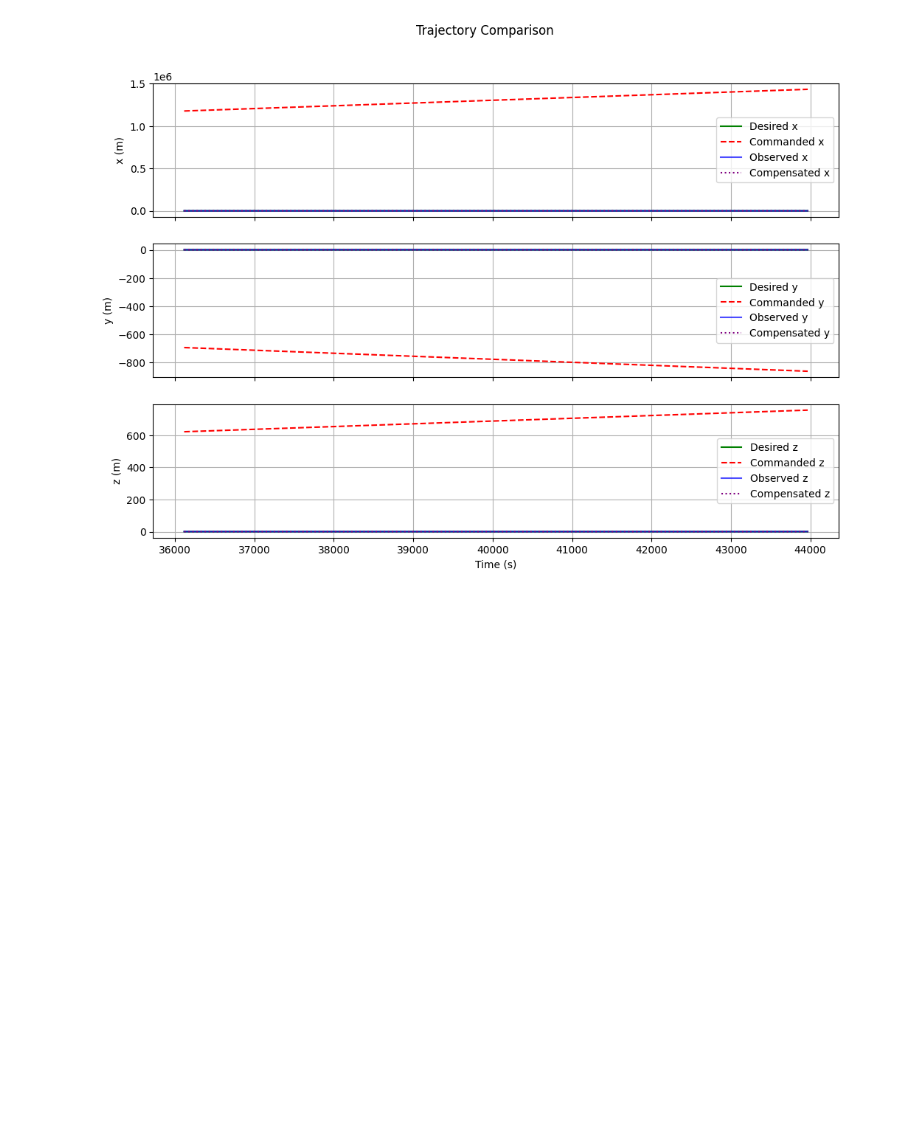
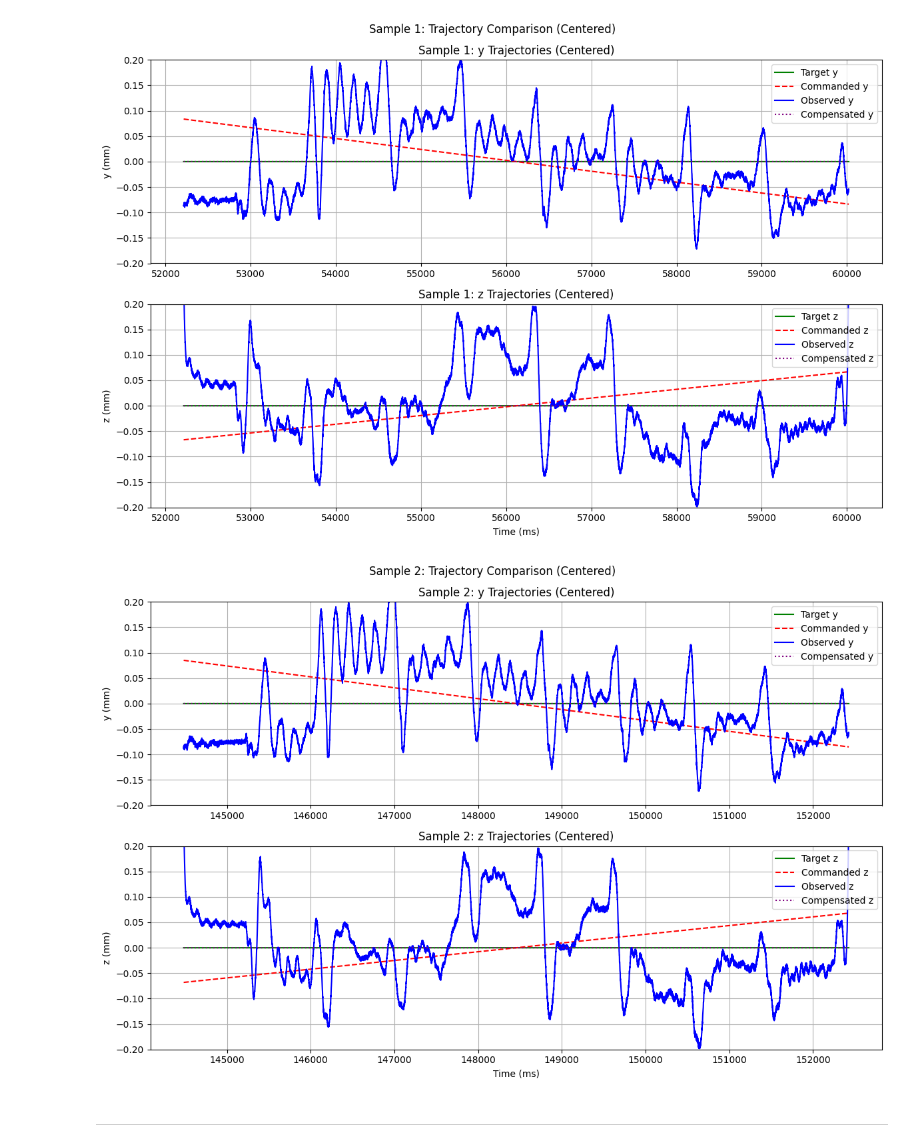
Before and after one commit to DBEKHEFR/DTS-MBE_iCoSys, a Jupyter notebook: GP_script.ipynb, the cells around one changed output. Saved outputs shown, nothing was run; the diff lists cells and outputs as text; code cells hidden in the pictures; blank space fills up the shorter version.

Commit message:
Update 16.10 multiple samples

```diff
--- a/GP_script.ipynb
+++ b/GP_script.ipynb
@@ -67,37 +68,7 @@ compensated_cmd = comp.compensate(desired_xyz, t_sec=t_sec, n_iter=3)
-# %%
-
-# Plot x, y, z trajectories
-fig, axes = plt.subplots(3, 1, figsize=(12, 8), sharex=True)
-
-# X-axis
-axes[0].plot(t_sec, desired_xyz[:, 0], label='Desired x', color='green')
-axes[0].plot(t_sec, commanded_xyz[:, 0], label='Commanded x', color='red', linestyle='--')
-axes[0].plot(t_sec, observed_xyz[:, 0], label='Observed x', color='blue', alpha=0.7)
-axes[0].plot(t_sec, compensated_cmd[:, 0], label='Compensated x', color='purple', linestyle=':')
-axes[0].set_ylabel('x (m)')
-axes[0].legend()
-axes[0].grid(True)
-
-# Y-axis
-axes[1].plot(t_sec, desired_xyz[:, 1], label='Desired y', color='green')
-axes[1].plot(t_sec, commanded_xyz[:, 1], label='Commanded y', color='red', linestyle='--')
-axes[1].plot(t_sec, observed_xyz[:, 1], label='Observed y', color='blue', alpha=0.7)
-axes[1].plot(t_sec, compensated_cmd[:, 1], label='Compensated y', color='purple', linestyle=':')
-axes[1].set_ylabel('y (m)')
-axes[1].legend()
-axes[1].grid(True)
-
-# Z-axis
-axes[2].plot(t_sec, desired_xyz[:, 2], label='Desired z', color='green')
-axes[2].plot(t_sec, commanded_xyz[:, 2], label='Commanded z', color='red', linestyle='--')
-axes[2].plot(t_sec, observed_xyz[:, 2], label='Observed z', color='blue', alpha=0.7)
-axes[2].plot(t_sec, compensated_cmd[:, 2], label='Compensated z', color='purple', linestyle=':')
-axes[2].set_ylabel('z (m)')
-axes[2].set_xlabel('Time (s)')
-axes[2].legend()
-axes[2].grid(True)
-
-plt.suptitle('Trajectory Comparison')
-plt.show()
-# %% [output]
-[figure, removed]
+# %%
+compensated_cmd_list = []
+for des, t in zip(desired_xyz_list, t_sec_list):
+    compensated_cmd_i = comp.compensate(des, t_sec=t, n_iter=3)
+    compensated_cmd_list.append(compensated_cmd_i)
+# %%
+t_sec_ms_list = [t * 1000 for t in t_sec_list]  # Convert time to ms for all samples
@@ -103,0 +138,7 @@ plt.show()
+# %%
+plot_sample_trajectories(desired_xyz_list, commanded_xyz_list, observed_xyz_list, compensated_cmd_list, t_sec_ms_list)
+# %% [output]
+[figure, added]
+[figure, added]
+# %% [markdown]
+----------------------------------------
```
Also changed, not shown: parts of 12 cells of this notebook, 4 other files.
